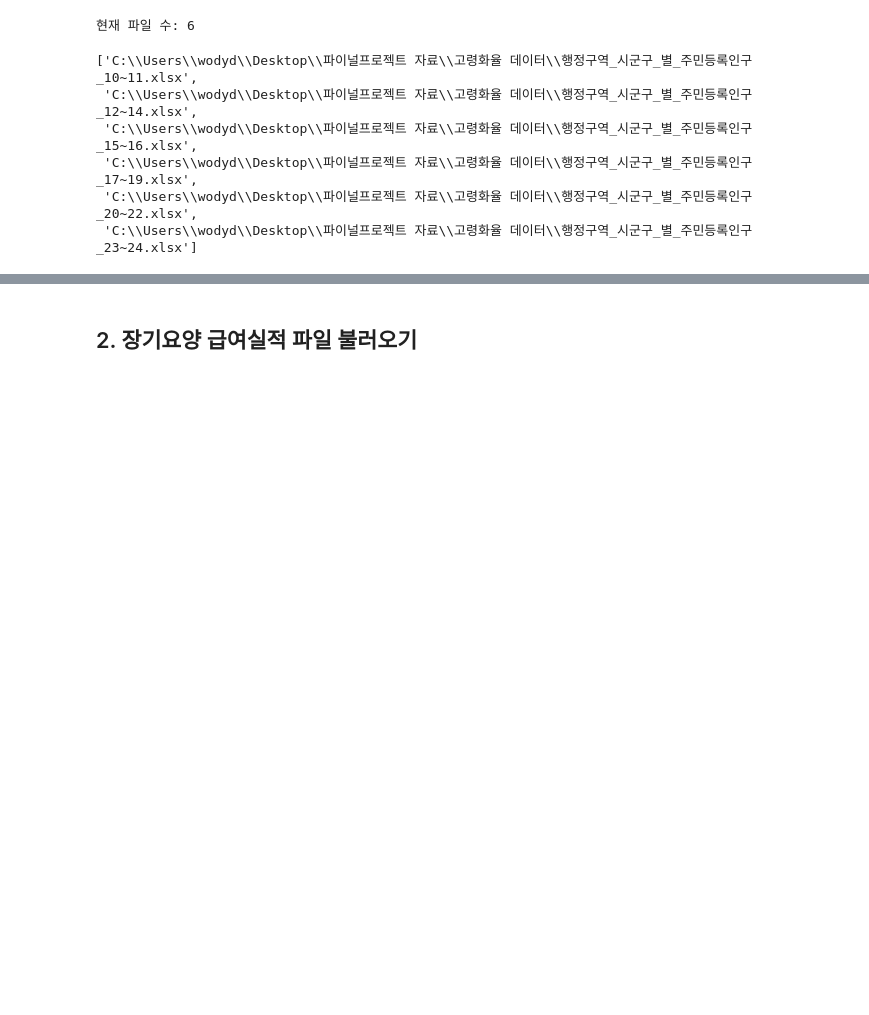
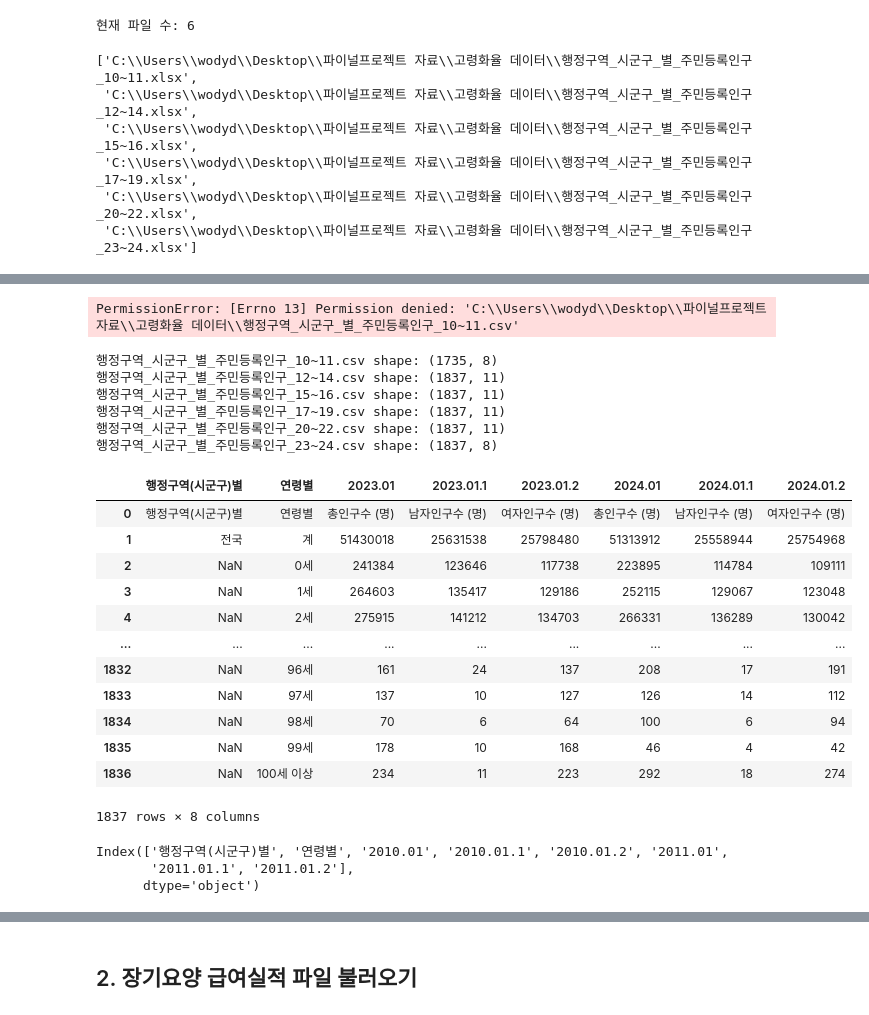
Before and after one commit to JAEYONG0303/For-python-, a Jupyter notebook: LAB 10. 머신러닝/FInal Project/Final.ipynb, the cells around one changed output, grey strips where cells are left out. Drawn from its saved outputs; the diff is of its cells as text; code cells hidden in the pictures; blank space fills up the shorter version.

```diff
--- a/LAB 10. 머신러닝/FInal Project/Final.ipynb
+++ b/LAB 10. 머신러닝/FInal Project/Final.ipynb
@@ -26,8 +25,0 @@ people_files
-# %%
-people_list = []
-for f in people_files:
-    df = pd.read_excel(f)
-    people_list.append(df)
-
-people_raw = pd.concat(people_list, ignore_index=True)
-people_raw.head()
@@ -41,0 +26,71 @@ people_raw.head()
+# %%
+import glob
+import os
+import pandas as pd
+
+people_path = r"C:\Users\wodyd\Desktop\파이널프로젝트 자료\고령화율 데이터"
+
+people_files = glob.glob(
+    os.path.join(people_path, "행정구역_시군구_별_주민등록인구_*.xlsx")
+)
+
+for people_path in people_files:
+    csv_path = people_path.replace(".xlsx", ".csv")
+
+    df = pd.read_excel(people_path)
+    df.to_csv(csv_path, index=False, encoding="utf-8-sig")
+# %% [output]
+PermissionError: [Errno 13] Permission denied: 'C:\\Users\\wodyd\\Desktop\\파이널프로젝트 자료\\고령화율 데이터\\행정구역_시군구_별_주민등록인구_10~11.csv'
+# %%
+import pandas as pd
+import glob
+import os
+
+base_path = r"C:\Users\wodyd\Desktop\파이널프로젝트 자료\고령화율 데이터"
+
+files = glob.glob(
+    os.path.join(base_path, "행정구역_시군구_별_주민등록인구_*.csv")
+)
+
+dfs = {}
+
+for f in files:
+    name = os.path.basename(f)
+    df = pd.read_csv(f)
+    dfs[name] = df
+    print(f"{name} shape:", df.shape)
+# %% [output]
+행정구역_시군구_별_주민등록인구_10~11.csv shape: (1735, 8)
+행정구역_시군구_별_주민등록인구_12~14.csv shape: (1837, 11)
+행정구역_시군구_별_주민등록인구_15~16.csv shape: (1837, 11)
+행정구역_시군구_별_주민등록인구_17~19.csv shape: (1837, 11)
+행정구역_시군구_별_주민등록인구_20~22.csv shape: (1837, 11)
+행정구역_시군구_별_주민등록인구_23~24.csv shape: (1837, 8)
+# %%
+from pandas import concat
+concat([df], ignore_index = True)
+# %% [output]
+|  | 행정구역(시군구)별 | 연령별 | 2023.01 | 2023.01.1 | 2023.01.2 | 2024.01 | 2024.01.1 | 2024.01.2 |
+| 0 | 행정구역(시군구)별 | 연령별 | 총인구수 (명) | 남자인구수 (명) | 여자인구수 (명) | 총인구수 (명) | 남자인구수 (명) | 여자인구수 (명) |
+| 1 | 전국 | 계 | 51430018 | 25631538 | 25798480 | 51313912 | 25558944 | 25754968 |
+| 2 | NaN | 0세 | 241384 | 123646 | 117738 | 223895 | 114784 | 109111 |
+| 3 | NaN | 1세 | 264603 | 135417 | 129186 | 252115 | 129067 | 123048 |
+| 4 | NaN | 2세 | 275915 | 141212 | 134703 | 266331 | 136289 | 130042 |
+| ... | ... | ... | ... | ... | ... | ... | ... | ... |
+| 1832 | NaN | 96세 | 161 | 24 | 137 | 208 | 17 | 191 |
+| 1833 | NaN | 97세 | 137 | 10 | 127 | 126 | 14 | 112 |
+| 1834 | NaN | 98세 | 70 | 6 | 64 | 100 | 6 | 94 |
+| 1835 | NaN | 99세 | 178 | 10 | 168 | 46 | 4 | 42 |
+| 1836 | NaN | 100세 이상 | 234 | 11 | 223 | 292 | 18 | 274 |
+1837 rows × 8 columns
+# %%
+import pandas as pd
+
+path = r"C:\Users\wodyd\Desktop\파이널프로젝트 자료\고령화율 데이터\행정구역_시군구_별_주민등록인구_10~11.csv"
+df = pd.read_csv(path)
+
+df.columns
+# %% [output]
+Index(['행정구역(시군구)별', '연령별', '2010.01', '2010.01.1', '2010.01.2', '2011.01',
+       '2011.01.1', '2011.01.2'],
+      dtype='object')
```
Also changed, not shown: parts of 4 cells of this notebook, 1 other file.
